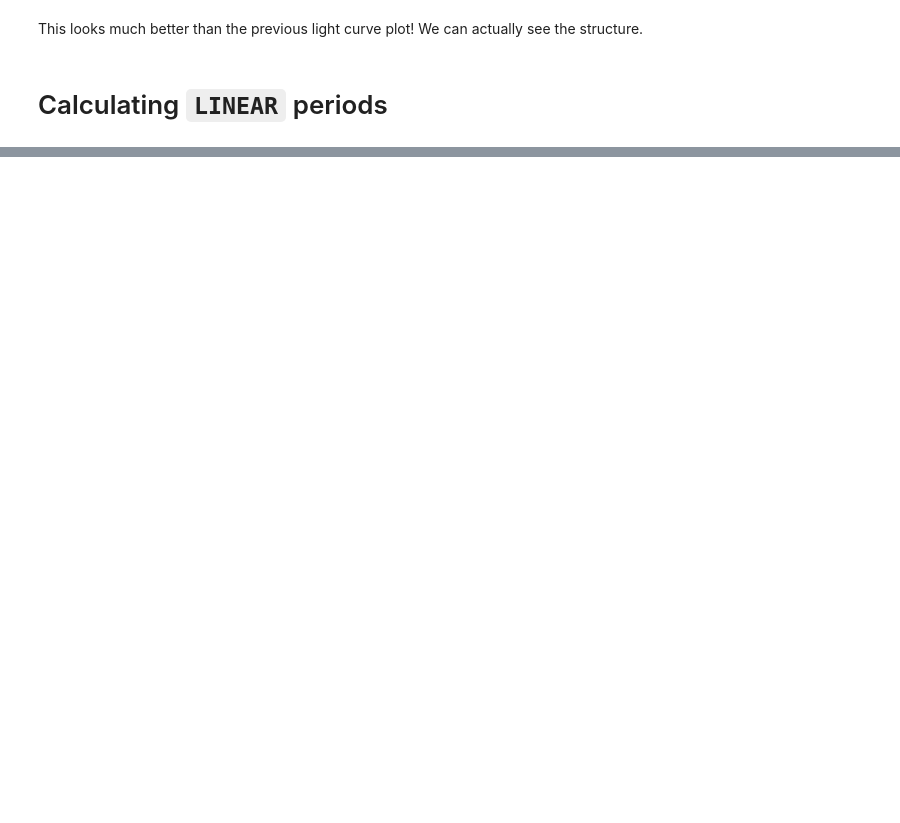
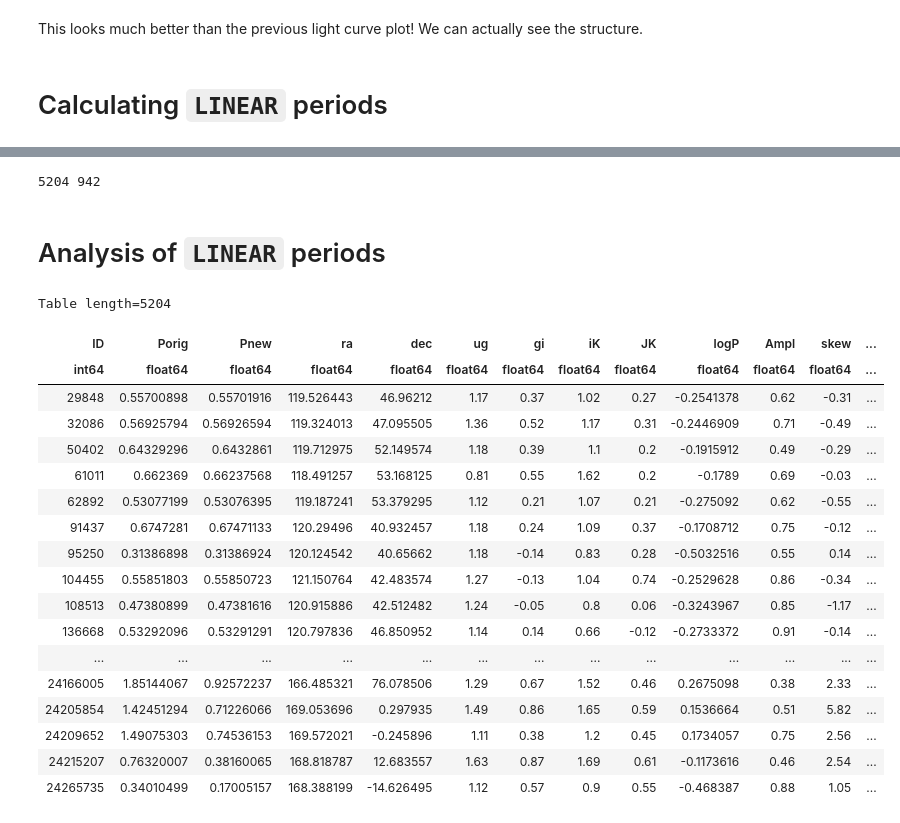
Before and after one commit to emadonev/var_stars, a Jupyter notebook: nbs/03_Analysis_of_light_curve_periods.ipynb, the cells around one changed output, grey strips where cells are left out. Saved outputs shown, nothing was run; the diff lists cells and outputs as text; code cells hidden in the pictures; blank space fills up the shorter version.

```diff
--- a/nbs/03_Analysis_of_light_curve_periods.ipynb
+++ b/nbs/03_Analysis_of_light_curve_periods.ipynb
@@ -395,0 +162,34 @@ ax.invert_yaxis()
+# %%
+ibad = igood = 0 # current number of good and bad star periods, counters
+goodPeriodOrig = [] # list for good original periods
+goodPeriodNew = [] # list of good newly calculated periods
+goodIDs = [] # list of good ID's from our whole dataset
+goodOrigIndex = [] # list of the good  ID
+
+
+# FINDING 'GOOD' LINEAR PERIODS
+#---------------------------------
+for id in ID_orig: # for every star in the good dataset
+    if id in IDs:# if the original ID is in our list of ID's
+        # this star exists in the "geneva" subsample
+        #print(f"id:{id}")
+        index = IDs.index(id) # the index is where the id from the good list is in our list
+        #print("index:",index)
+        goodPeriodOrig.append(PLorig[ID_orig.index(id)]) # append the good period with the correct index
+        #print("good period:",goodPeriodOrig)
+        goodPeriodNew.append(PeriodsLinear[index]) # append the newly calculated period with the correct index
+        #print("my good period:",goodPeriodNew)
+        goodIDs.append(id) # append the correct id
+        goodOrigIndex.append(ID_orig.index(id)) # append the index of our id
+        igood += 1 # count the number of good stars
+    else:
+        # not in the "geneva" list
+        ibad += 1 # count the number of bad stars
+
+# PRINT & assign
+#-----------------
+PeriodOrig = np.array(goodPeriodOrig)
+PeriodNew = np.array(goodPeriodNew)
+print(igood, ibad)
+# %% [output]
+5204 942
@@ -395,0 +225,2 @@ ax.invert_yaxis()
+# %% [markdown]
+# Analysis of `LINEAR` periods
@@ -395,0 +231,22 @@ ax.invert_yaxis()
+# %%
+L
+# %% [output]
+Table length=5204
+| ID | Porig | Pnew | ra | dec | ug | gi | iK | JK | logP | Ampl | skew | ... |
+| int64 | float64 | float64 | float64 | float64 | float64 | float64 | float64 | float64 | float64 | float64 | float64 | ... |
+| 29848 | 0.55700898 | 0.55701916 | 119.526443 | 46.96212 | 1.17 | 0.37 | 1.02 | 0.27 | -0.2541378 | 0.62 | -0.31 | ... |
+| 32086 | 0.56925794 | 0.56926594 | 119.324013 | 47.095505 | 1.36 | 0.52 | 1.17 | 0.31 | -0.2446909 | 0.71 | -0.49 | ... |
+| 50402 | 0.64329296 | 0.6432861 | 119.712975 | 52.149574 | 1.18 | 0.39 | 1.1 | 0.2 | -0.1915912 | 0.49 | -0.29 | ... |
+| 61011 | 0.662369 | 0.66237568 | 118.491257 | 53.168125 | 0.81 | 0.55 | 1.62 | 0.2 | -0.1789 | 0.69 | -0.03 | ... |
+| 62892 | 0.53077199 | 0.53076395 | 119.187241 | 53.379295 | 1.12 | 0.21 | 1.07 | 0.21 | -0.275092 | 0.62 | -0.55 | ... |
+| 91437 | 0.6747281 | 0.67471133 | 120.29496 | 40.932457 | 1.18 | 0.24 | 1.09 | 0.37 | -0.1708712 | 0.75 | -0.12 | ... |
+| 95250 | 0.31386898 | 0.31386924 | 120.124542 | 40.65662 | 1.18 | -0.14 | 0.83 | 0.28 | -0.5032516 | 0.55 | 0.14 | ... |
+| 104455 | 0.55851803 | 0.55850723 | 121.150764 | 42.483574 | 1.27 | -0.13 | 1.04 | 0.74 | -0.2529628 | 0.86 | -0.34 | ... |
+| 108513 | 0.47380899 | 0.47381616 | 120.915886 | 42.512482 | 1.24 | -0.05 | 0.8 | 0.06 | -0.3243967 | 0.85 | -1.17 | ... |
+| 136668 | 0.53292096 | 0.53291291 | 120.797836 | 46.850952 | 1.14 | 0.14 | 0.66 | -0.12 | -0.2733372 | 0.91 | -0.14 | ... |
+| ... | ... | ... | ... | ... | ... | ... | ... | ... | ... | ... | ... | ... |
+| 24166005 | 1.85144067 | 0.92572237 | 166.485321 | 76.078506 | 1.29 | 0.67 | 1.52 | 0.46 | 0.2675098 | 0.38 | 2.33 | ... |
+| 24205854 | 1.42451294 | 0.71226066 | 169.053696 | 0.297935 | 1.49 | 0.86 | 1.65 | 0.59 | 0.1536664 | 0.51 | 5.82 | ... |
+| 24209652 | 1.49075303 | 0.74536153 | 169.572021 | -0.245896 | 1.11 | 0.38 | 1.2 | 0.45 | 0.1734057 | 0.75 | 2.56 | ... |
+| 24215207 | 0.76320007 | 0.38160065 | 168.818787 | 12.683557 | 1.63 | 0.87 | 1.69 | 0.61 | -0.1173616 | 0.46 | 2.54 | ... |
+| 24265735 | 0.34010499 | 0.17005157 | 168.388199 | -14.626495 | 1.12 | 0.57 | 0.9 | 0.55 | -0.468387 | 0.88 | 1.05 | ... |
```
Also changed, not shown: parts of 80 cells of this notebook, 4 other files.
